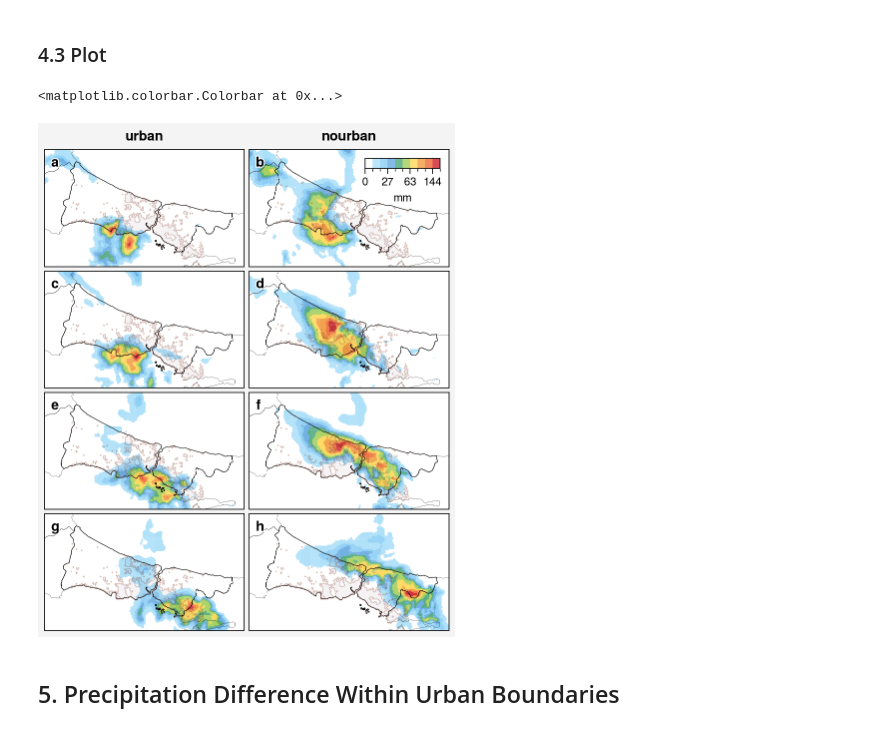
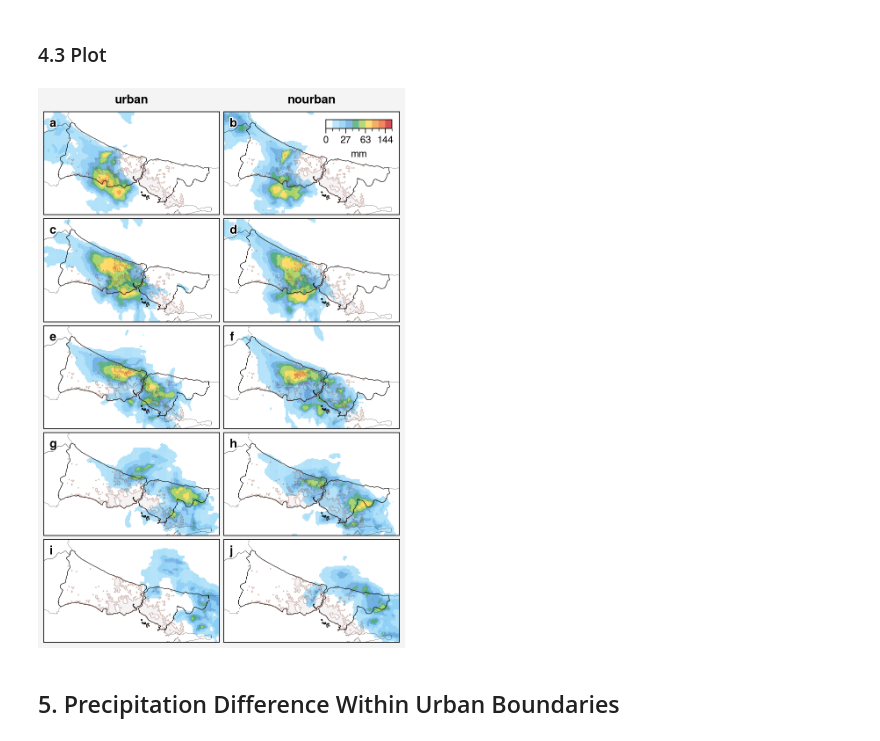
Before and after one commit to donmezkutay/Urban-Precipitation-Article-Istanbul, a Jupyter notebook: era5_precipitation_spatial_hourly.ipynb, the cells around one changed output. Cells and saved outputs as stored; diff of their text form; code cells hidden in the pictures.

Commit message:
#update graphics with new runs

```diff
--- a/era5_precipitation_spatial_hourly.ipynb
+++ b/era5_precipitation_spatial_hourly.ipynb
@@ -29,7 +29,7 @@ run_data = 'era5'
 variable = 'PRCP'
 general_path = 'data'
 start_utc = 8
-end_utc = 12
+end_utc = 13
 
 # ensemble members
 micro_options = [
@@ -44,4 +44,4 @@ luse_options = [
 ]
 
 # data path
-data_path = glob(fr'{general_path}/*{run_data}**THOMPSON**{variable}*')
+data_path = glob(fr'{general_path}/*{run_data}**{variable}*')
@@ -204,8 +213,9 @@ fig_array = [[1, 2],
              [3, 4],
              [5, 6],
              [7, 8],
+             [9,10]
             ]
-graphic_no = 8
+graphic_no = 10
 
 # graphic vmin, vmax and norms
 clevs_total = [0, 9, 18, 27, 36, 45, 63, 90, 117, 144, 180]
@@ -263,10 +273,10 @@ for i in range(graphic_no):
 
 dt_border = urban_luse_border
 
-i_s = [0,0,1,1,2,2,3,3]
+i_s = [0,0,1,1,2,2,3,3,4,4]
 for i, t in zip(i_s, range(graphic_no)):
 
-    if t in [0,2,4,6]:
+    if t in [0,2,4,6,8]:
         dt_luse = dt_urban_ens
 
     else:
@@ -275,38 +285,37 @@ for i, t in zip(i_s, range(graphic_no)):
     mesh = axs[t].pcolormesh(dt_luse[i]['lon'],
                             dt_luse[i]['lat'],
                             dt_luse[i],
                             cmap = cmap,
                             norm=norm,
                             zorder = 0.2,
                             alpha=0.8)
 
     contour = axs[t].contourf(dt_border['lon'],
                             dt_border['lat'],
                             dt_border,
                             lw = 0.1,
                             alpha = 0.05,
 
                             )
 
 # colorbars
 axs[1].colorbar(mesh,
                  label='mm',
                  ticks = ticks,
                  loc='ur', length=6,  # length is em widths
                  tickminor=True, alpha=0.5,
                  width=0.8,
                  labelsize = 8,
                  ticklabelsize = 8,
                  frame=False,
                 )
 
 #save figure
-#plt.savefig(r'pictures/era5_THOMPSON_precipitation_hourly.jpeg',
-#            bbox_inches='tight', optimize=True,
-#            progressive=True, dpi=1000)
+plt.savefig(r'pictures/era5_ENS_precipitation_hourly.jpeg',
+            bbox_inches='tight', optimize=True,
+            progressive=True, dpi=1000)
 # %% [output]
-<matplotlib.colorbar.Colorbar at 0x...>
-[figure, old version]
+[figure, new version]
 # %% [markdown]
 ## 5. Precipitation Difference Within Urban Boundaries
 # %% [markdown]
```
Also changed, not shown: parts of 9 cells of this notebook, 17 other files.
